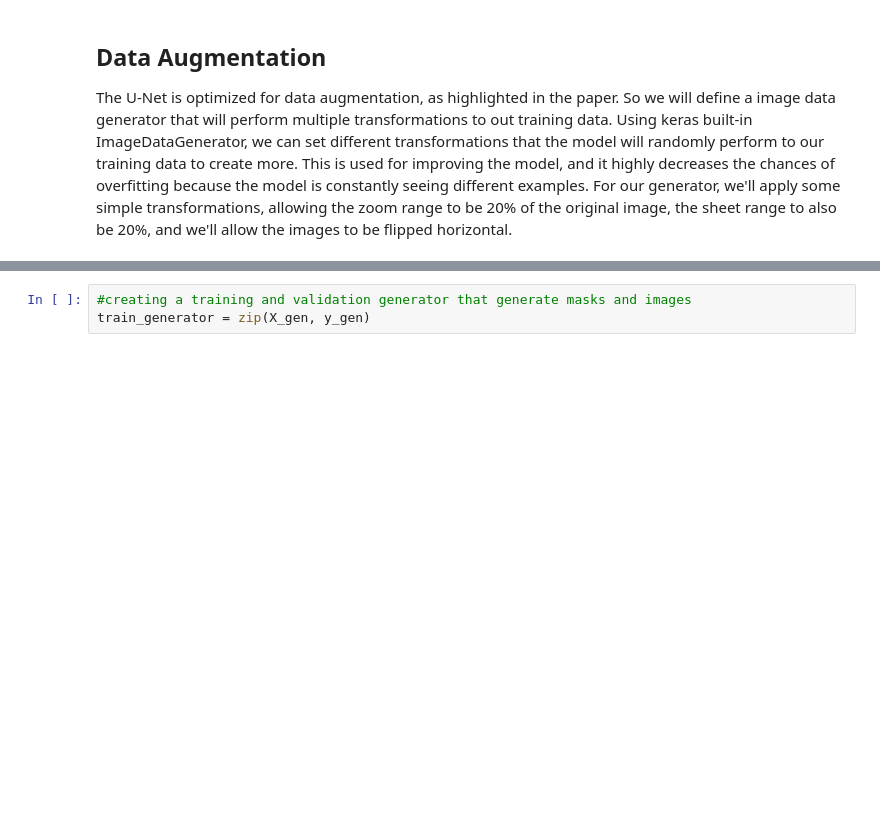
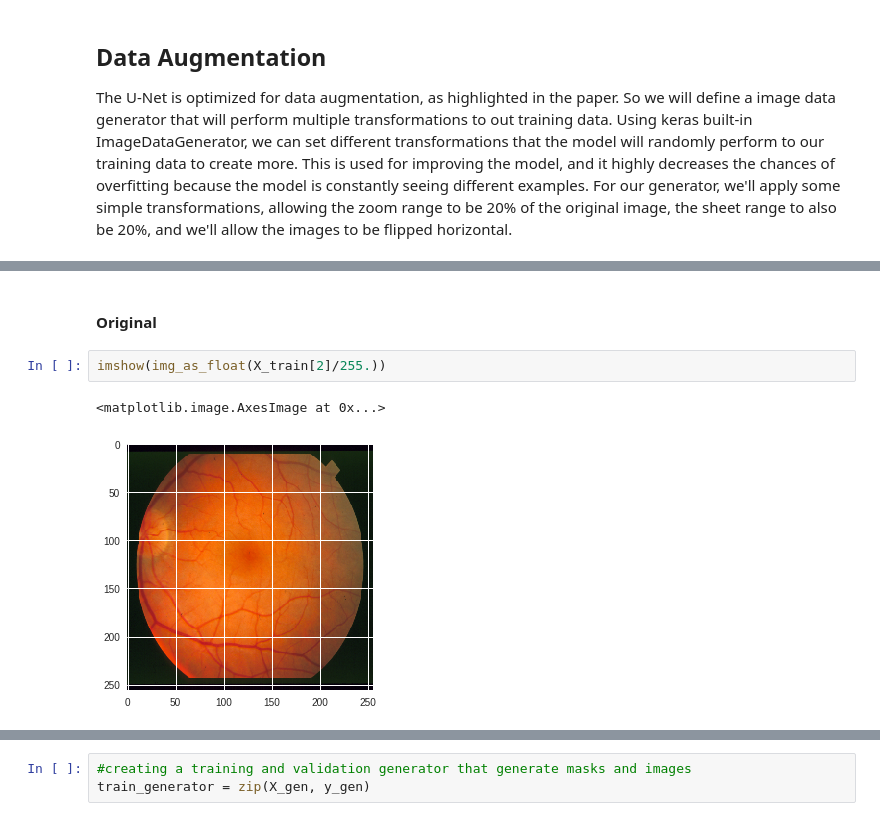
Before and after one commit to dexterfichuk/U-Net-Keras-Implementation, a Jupyter notebook: U-Net Implementation.ipynb, the cells around one changed output, grey strips where cells are left out. Drawn from its saved outputs; the diff is of its cells as text; blank space fills up the shorter version.

```diff
--- a/U-Net Implementation.ipynb
+++ b/U-Net Implementation.ipynb
@@ -310,0 +325,7 @@ The U-Net is optimized for data augmentation, as highlighted in the paper. So we
+# %% [markdown]
+#### Original
+# %%
+imshow(img_as_float(X_train[2]/255.))
+# %% [output]
+<matplotlib.image.AxesImage at 0x...>
+[figure, added]
```
Also changed, not shown: parts of 31 cells of this notebook.
